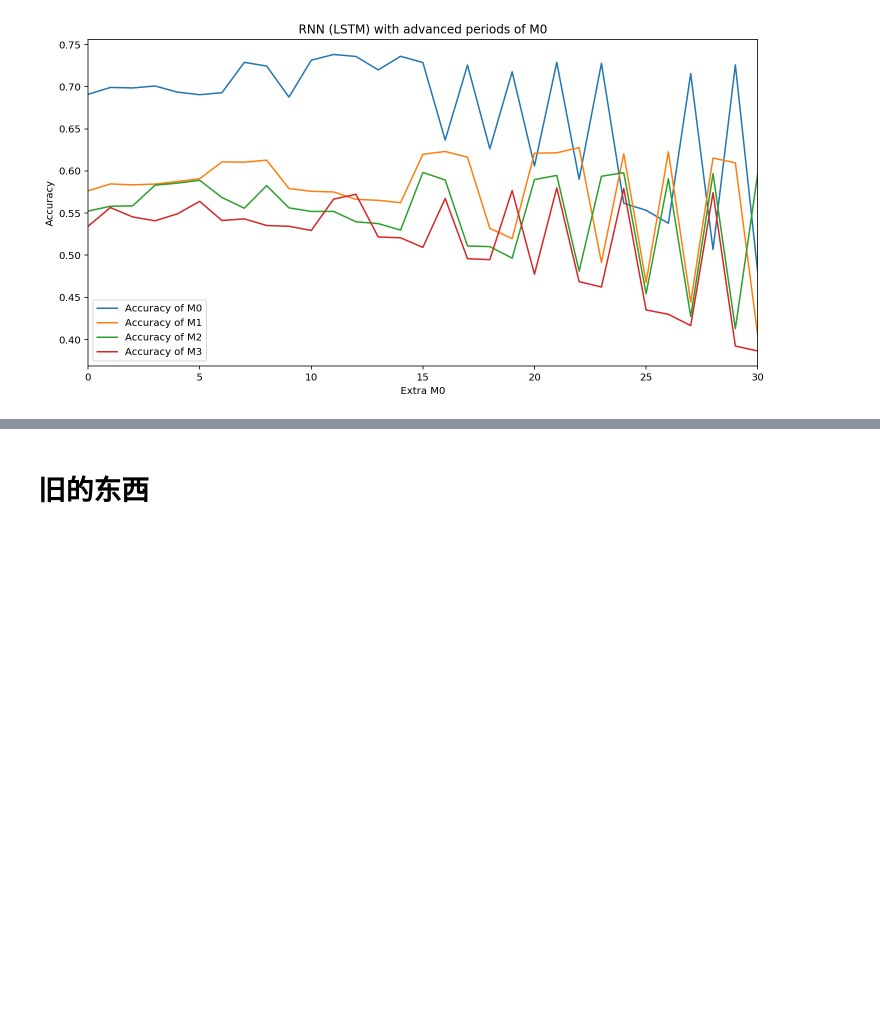
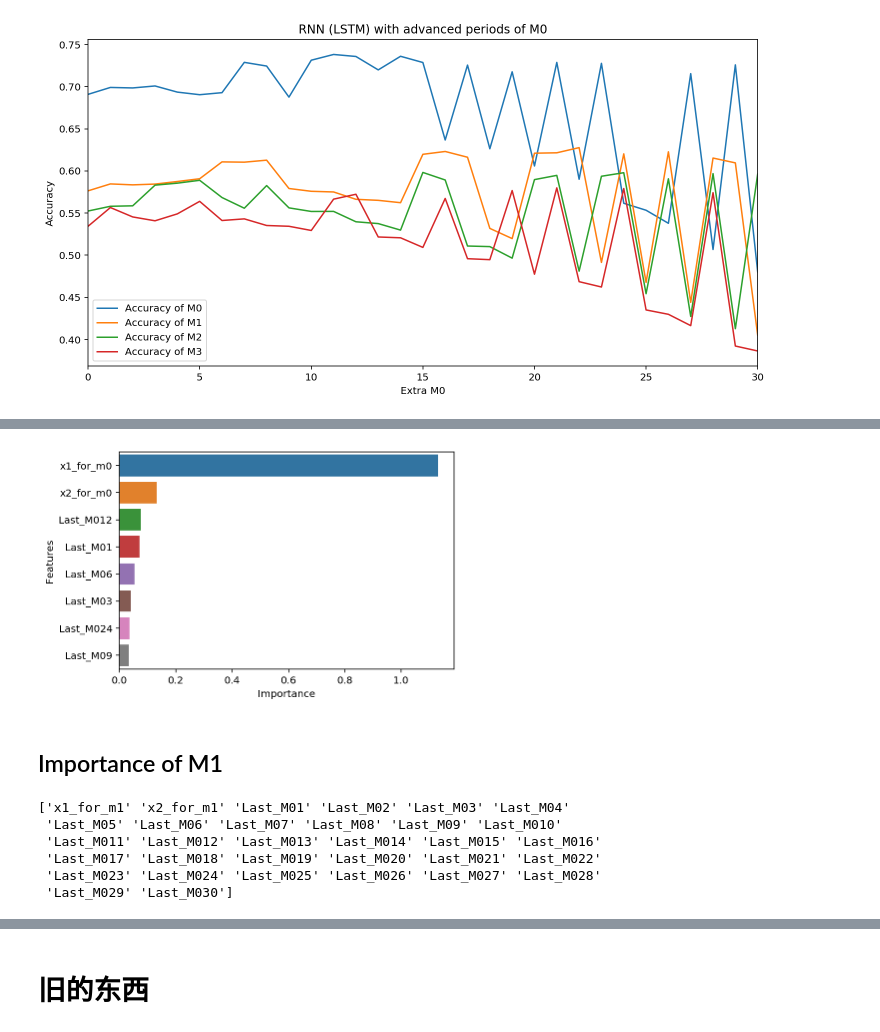
Before and after one commit to haoen110/huawei-time-series, a Jupyter notebook: combine_rnn.ipynb, the cells around one changed output, grey strips where cells are left out. Drawn from its saved outputs; the diff is of its cells as text; code cells hidden in the pictures; blank space fills up the shorter version.

```diff
--- a/combine_rnn.ipynb
+++ b/combine_rnn.ipynb
@@ -156,11 +167,11 @@ def build_nn(verbose=1):
     np.random.seed(42)
     tf.random.set_seed(42)
     model = keras.models.Sequential()
-    model.add(keras.layers.Dense(80, activation='relu', input_dim=X_train.shape[1], kernel_initializer='normal'))
-    model.add(keras.layers.Dense(40, kernel_initializer='normal'))
-    model.add(keras.layers.Dense(40, kernel_initializer='normal'))
-    model.add(keras.layers.Dense(40, kernel_initializer='normal'))
-    model.add(keras.layers.Dense(20, kernel_initializer='normal'))
+    model.add(keras.layers.Dense(20, activation='relu', input_dim=X_train.shape[1]))
+    model.add(keras.layers.Dense(20))
+    model.add(keras.layers.Dense(10))
+    model.add(keras.layers.Dense(10))
+    model.add(keras.layers.Dense(5))
     model.add(keras.layers.Dense(Y_train.shape[1]))
     model.compile(loss='mse', optimizer='adam')
     if verbose == 1:
@@ -860,15 +738,0 @@ MSE: 0.02682514674961567 ACC: 0.6097650666460929
-# %%
-data_full, status = process_original(21)
-X_train, Y_train, X_test, Y_test = split(1, status, 3)
-model, history = build_rnn(verbose=1)
-mse_test = model.evaluate(X_test, Y_test)
-Y_pred_test = model.predict(X_test)  # 这个就是预测出来的东西
-acc = my_acc(Y_pred_test, Y_test)
-print('MSE:', mse_test, 'ACC:', acc)
-np.savetxt('output/rnn_y_pred_test_m3.csv', Y_pred_test, delimiter=',')
-
-mse_train = model.evaluate(X_train, Y_train)
-Y_pred_train = model.predict(X_train)  # 这个就是预测出来的东西
-acc = my_acc(Y_pred_train, Y_train)
-print('MSE:', mse_train, 'ACC:', acc)
-np.savetxt('output/rnn_y_pred_train_m3.csv', Y_pred_train, delimiter=',')
@@ -892,0 +947,4 @@ MSE: 0.022954903542995453 ACC: 0.6083923785613242
+# %%
+clf = LassoCV().fit(X_train, Y_train.reshape(-1))
+importance = np.abs(clf.coef_)
+print(importance)
@@ -892,0 +961,22 @@ MSE: 0.022954903542995453 ACC: 0.6083923785613242
+# %%
+IP = pd.DataFrame({"Features": feature_names, "Importance": importance})
+IP = IP.sort_values(by=['Importance'], ascending=False)
+plt.figure()
+sns.barplot(x='Importance', y='Features', data=IP[:8])
+plt.savefig('figures/lasso_importance.png', dpi=300)
+# %% [output]
+[figure, added]
+# %% [markdown]
+## Importance of M1
+# %%
+data_full, status, feature_names = process_diagonal_slection(list(range(1, 31)))
+X_train, Y_train, X_test, Y_test = split_selection(0, status, 1)
+feature_names = np.delete(feature_names, [0, 1, 2, 5])
+print(feature_names)
+# %% [output]
+['x1_for_m1' 'x2_for_m1' 'Last_M01' 'Last_M02' 'Last_M03' 'Last_M04'
+ 'Last_M05' 'Last_M06' 'Last_M07' 'Last_M08' 'Last_M09' 'Last_M010'
+ 'Last_M011' 'Last_M012' 'Last_M013' 'Last_M014' 'Last_M015' 'Last_M016'
+ 'Last_M017' 'Last_M018' 'Last_M019' 'Last_M020' 'Last_M021' 'Last_M022'
+ 'Last_M023' 'Last_M024' 'Last_M025' 'Last_M026' 'Last_M027' 'Last_M028'
+ 'Last_M029' 'Last_M030']
```
Also changed, not shown: parts of 81 cells of this notebook, 29 other files.
